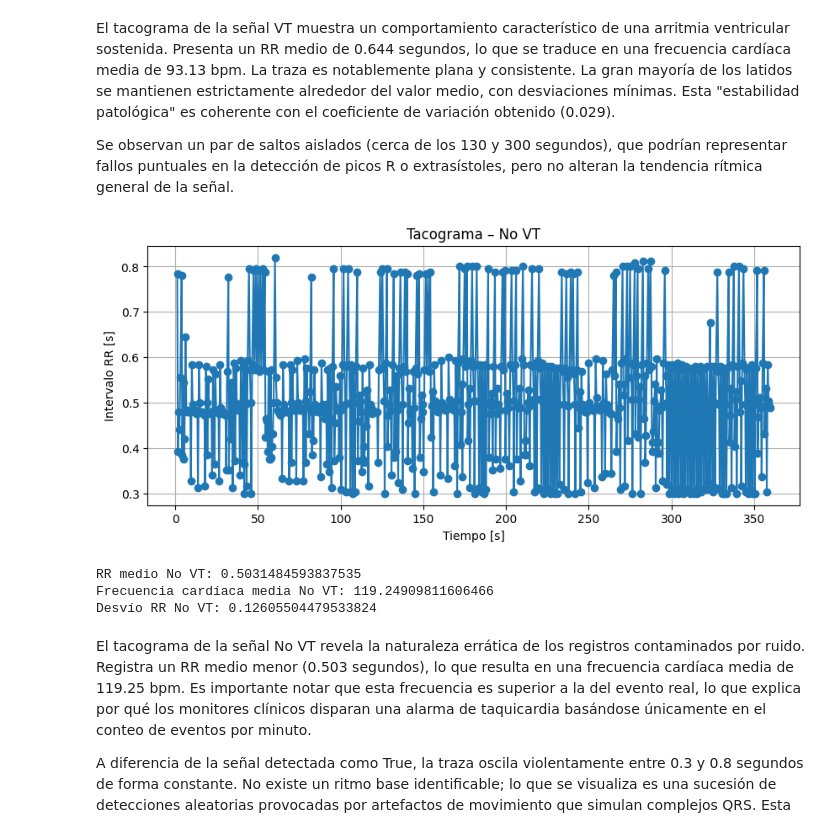
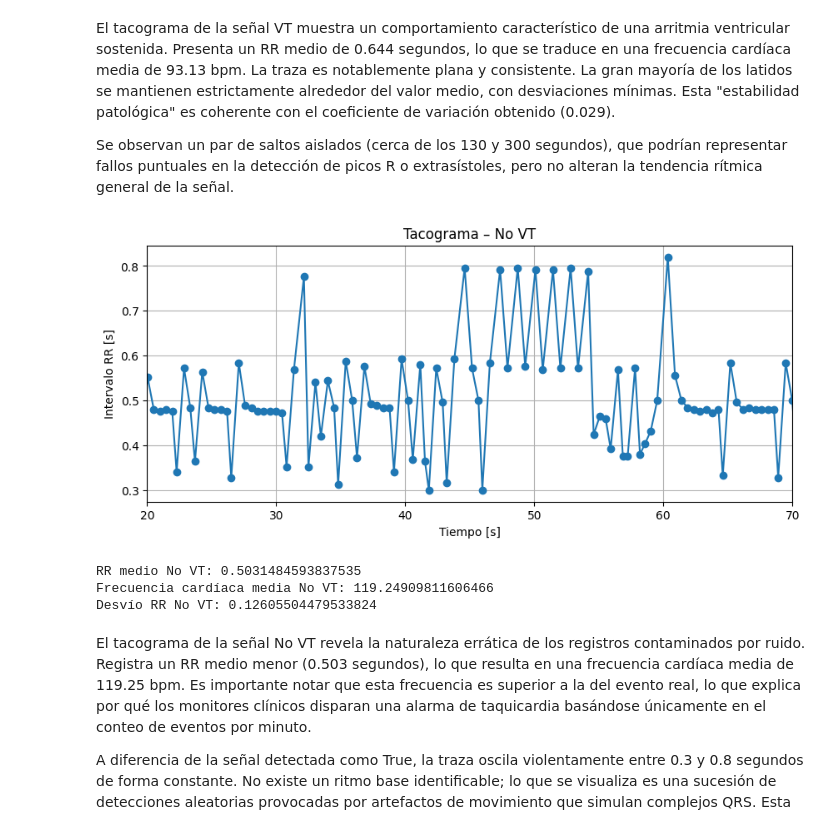
Before and after one commit to aguspaolini/aps-Paolini-Rosso, a Jupyter notebook: Borrador Final.ipynb, the cells around one changed output. Drawn from its saved outputs; the diff is of its cells as text; code cells hidden in the pictures.

```diff
--- a/Borrador Final.ipynb
+++ b/Borrador Final.ipynb
@@ -443,21 +541,22 @@ Se observan un par de saltos aislados (cerca de los 130 y 300 segundos), que pod
 # %%
 t_peaks_false = peaks_mf_false / fs
 RR_false = np.diff(t_peaks_false)
 t_RR_false = t_peaks_false[1:]
 
 plt.figure(figsize=(10,4))
 plt.plot(t_RR_false, RR_false, marker='o')
+plt.xlim(20,70)
 plt.title("Tacograma – No VT")
 plt.xlabel("Tiempo [s]")
 plt.ylabel("Intervalo RR [s]")
 plt.grid()
 plt.show()
 
 print("RR medio No VT:", np.mean(RR_false))
 print("Frecuencia cardíaca media No VT:", 60/np.mean(RR_false))
 print("Desvío RR No VT:", np.std(RR_false))
 # %% [output]
-[figure, old version]
+[figure, new version]
 RR medio No VT: 0.5031484593837535
 Frecuencia cardíaca media No VT: 119.24909811606466
 Desvío RR No VT: 0.12605504479533824
```
Also changed, not shown: parts of 6 cells of this notebook.
